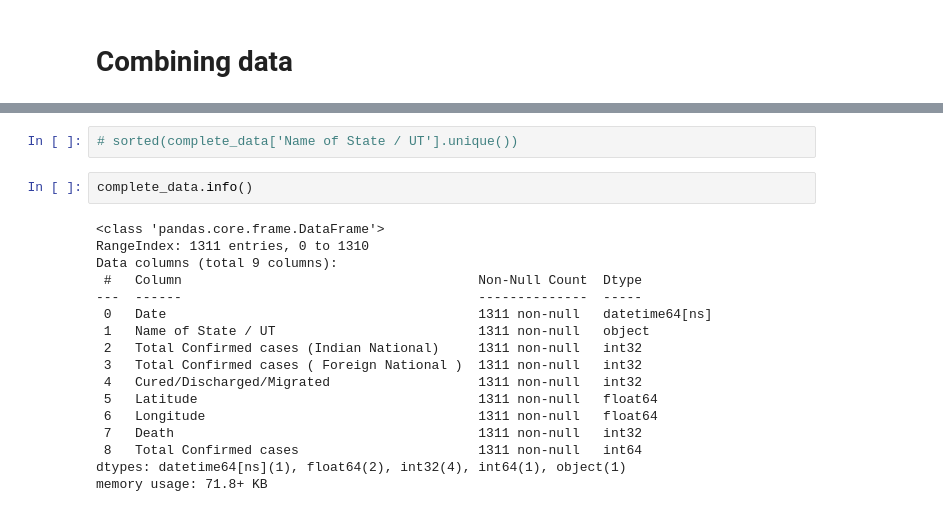
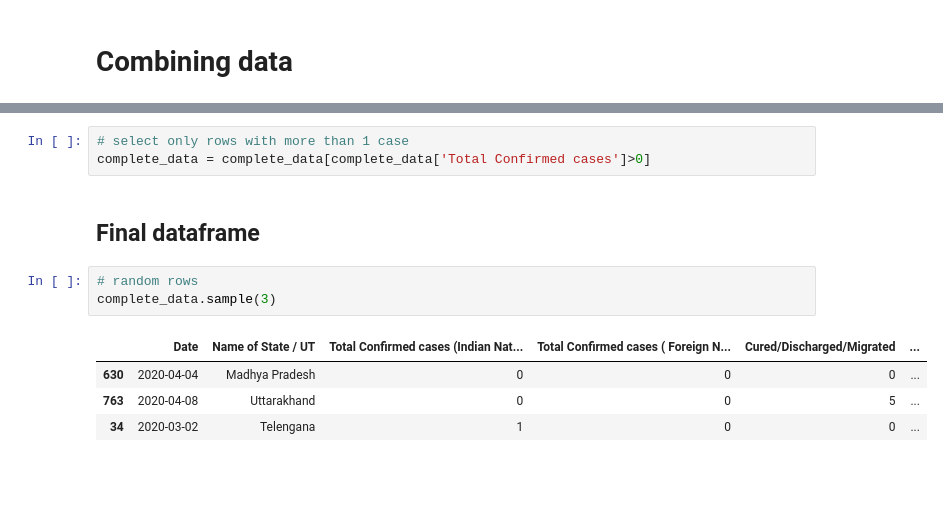
Before and after one commit to imdevskp/covid-19-india-data, a Jupyter notebook: web_scraping.ipynb, the cells around one changed output, grey strips where cells are left out. Saved outputs shown, nothing was run; the diff lists cells and outputs as text; blank space fills up the shorter version.

```diff
--- a/web_scraping.ipynb
+++ b/web_scraping.ipynb
@@ -315,21 +289,13 @@ complete_data.tail()
-# %%
-# sorted(complete_data['Name of State / UT'].unique())
-# %%
-complete_data.info()
-# %% [output]
-<class 'pandas.core.frame.DataFrame'>
-RangeIndex: 1311 entries, 0 to 1310
-Data columns (total 9 columns):
- #   Column                                      Non-Null Count  Dtype
----  ------                                      --------------  -----
- 0   Date                                        1311 non-null   datetime64[ns]
- 1   Name of State / UT                          1311 non-null   object
- 2   Total Confirmed cases (Indian National)     1311 non-null   int32
- 3   Total Confirmed cases ( Foreign National )  1311 non-null   int32
- 4   Cured/Discharged/Migrated                   1311 non-null   int32
- 5   Latitude                                    1311 non-null   float64
- 6   Longitude                                   1311 non-null   float64
- 7   Death                                       1311 non-null   int32
- 8   Total Confirmed cases                       1311 non-null   int64
-dtypes: datetime64[ns](1), float64(2), int32(4), int64(1), object(1)
-memory usage: 71.8+ KB
+# %%
+# select only rows with more than 1 case
+complete_data = complete_data[complete_data['Total Confirmed cases']>0]
+# %% [markdown]
+## Final dataframe
+# %%
+# random rows
+complete_data.sample(3)
+# %% [output]
+|  | Date | Name of State / UT | Total Confirmed cases (Indian Nat... | Total Confirmed cases ( Foreign N... | Cured/Discharged/Migrated | ... |
+| 630 | 2020-04-04 | Madhya Pradesh | 0 | 0 | 0 | ... |
+| 763 | 2020-04-08 | Uttarakhand | 0 | 0 | 5 | ... |
+| 34 | 2020-03-02 | Telengana | 1 | 0 | 0 | ... |
```
Also changed, not shown: parts of 26 cells of this notebook, 3 other files.
